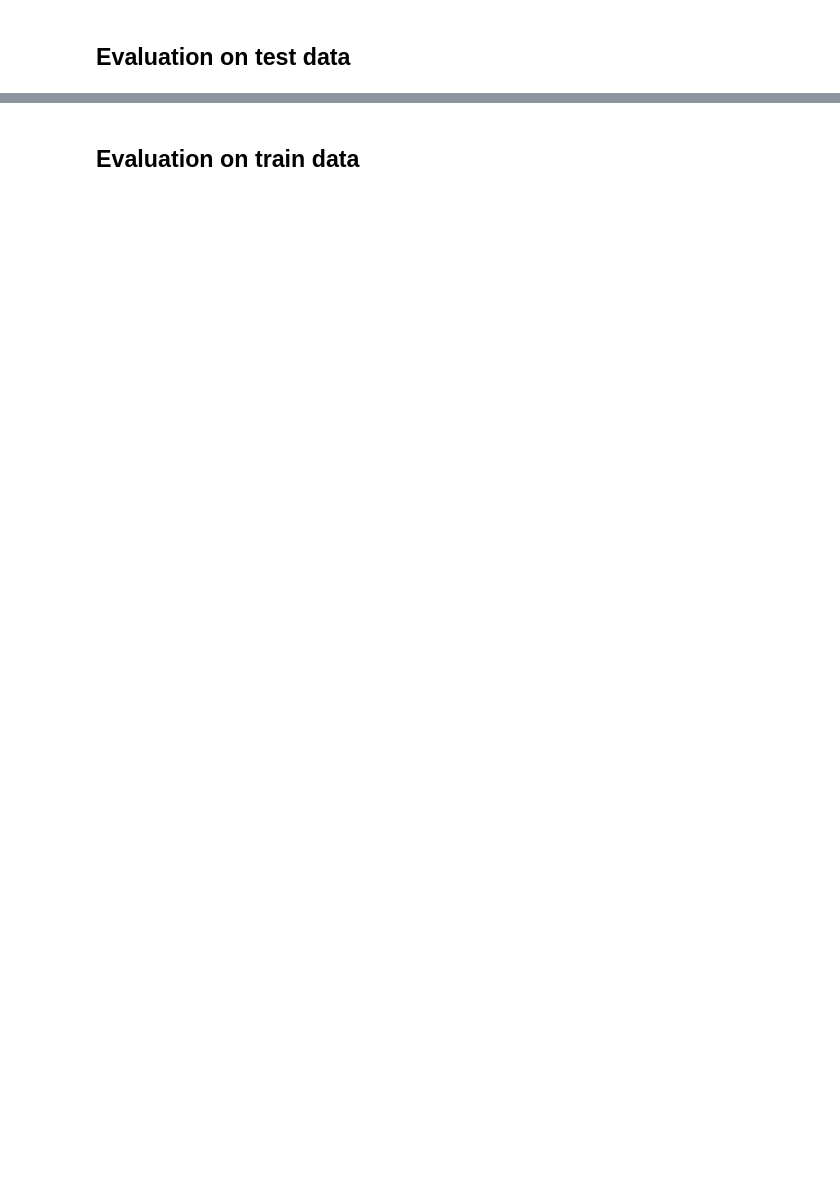
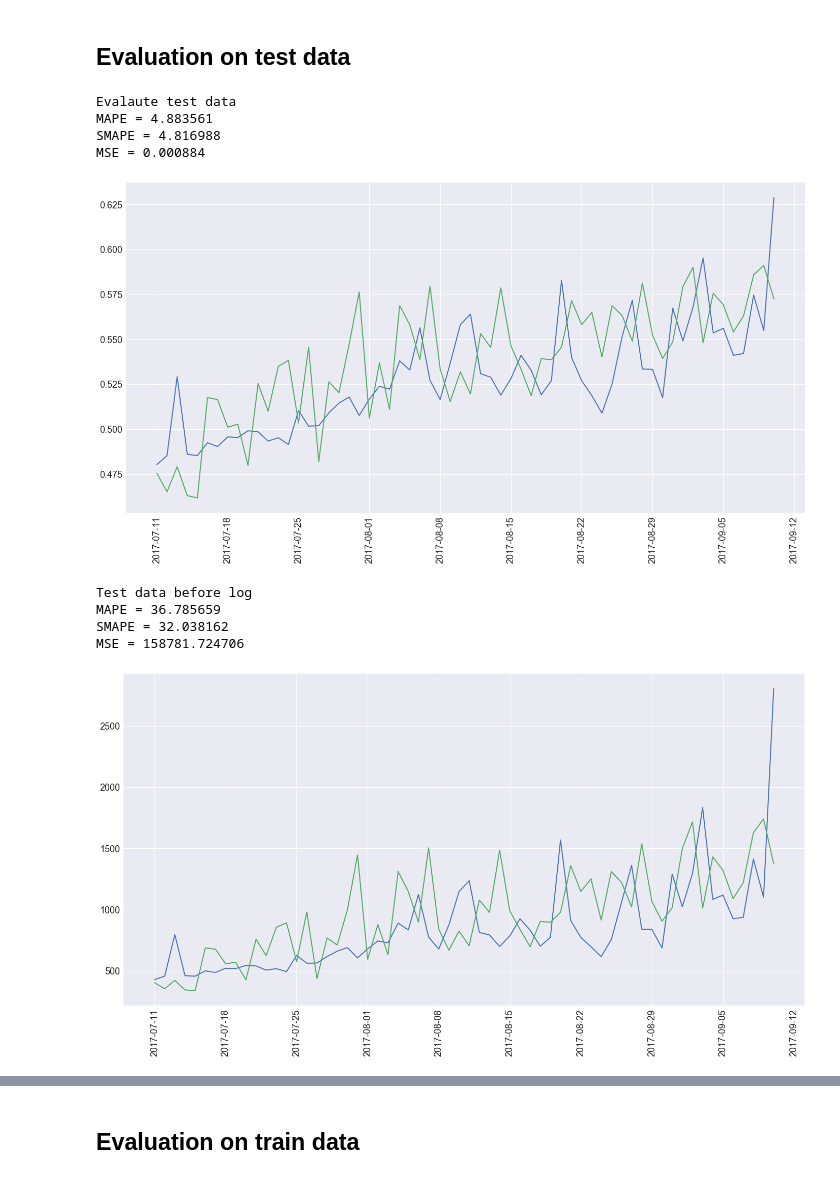
Before and after one commit to AmyJiang/probprog-project, a Jupyter notebook: project.ipynb, the cells around one changed output, grey strips where cells are left out. Drawn from its saved outputs; the diff is of its cells as text; code cells hidden in the pictures; blank space fills up the shorter version.

```diff
--- a/project.ipynb
+++ b/project.ipynb
@@ -61,9 +111,9 @@ holidays = pd.DataFrame({
   'ds': pd.to_datetime(holiday_en_us),
   'lower_window': -1,
   'upper_window': 0,
-  'prior_scale': 50.0
+  'prior_scale': 10.0
 })
-# holidays = None
+holidays = None
 
 seasonal_features, prior_scales = make_seasonality_features(history, yearly=True, weekly=True,
                                                             holidays=holidays)
@@ -104,7 +169,8 @@ A = tf.placeholder(tf.float32, shape=(None, S), name="A")      # changepoint ind
 t_change = tf.placeholder(tf.float32, shape=(S), name="t_change") # changepoints_t
 X = tf.placeholder(tf.float32, shape=(None, K), name="X")      # season vectors
 sigmas = tf.placeholder(tf.float32, shape=(K,), name="sigmas")  # scale on seasonality prior
-tau = tf.placeholder(tf.float32, shape=(), name="tau")      # scale on changepoints prior
+#tau = tf.placeholder(tf.float32, shape=(), name="tau")      # scale on changepoints prior
+tau = Normal(loc=tf.ones(1) * 0.05, scale=1.*tf.ones(1))
 
 k = Normal(loc=tf.zeros(1), scale=5.0*tf.ones(1))           # initial slope
 m = Normal(loc=tf.zeros(1), scale=5.0*tf.ones(1))           # initial intercept
@@ -174,13 +246,21 @@ X_test = {
 
 Y_test = future['y_scaled'].as_matrix()
 
-# Prediction
-y_post = ed.copy(y, {k: qk, m: qm, sigma_obs: qsigma_obs, beta: qbeta, delta:qdelta})
 sess = ed.get_session()
-y_pred = np.array([sess.run([y_post],
-                  feed_dict={t: X_test['t'],
-                             A: X_test['A'],
-                             X: X_test['X'].as_matrix(),
-                             sigmas: X_test['sigmas'],
-                             t_change: changepoints_t,
-                             tau: changepoint_prior_scale}) for _ in range(500)]).mean(axis=0)[0]
+posteriors = {k: qk, m: qm, sigma_obs: qsigma_obs, beta: qbeta, delta:qdelta, tau:qtau}
+
+# Evaluate test data
+y_post = ed.copy(y, posteriors)
+
+test_data = {t: X_test['t'],
+             A: X_test['A'], X: X_test['X'].as_matrix(),
+             sigmas: X_test['sigmas'], t_change: changepoints_t}
+                        #tau: changepoint_prior_scale}))
+
+# Evaluate test data
+print("Mean squared error on test data:")
+print(ed.evaluate('mean_squared_error',  #mean_absolute_percentage_error
+                  data={y_post: Y_test, t: X_test['t'],
+                        A: X_test['A'], X: X_test['X'].as_matrix(),
+                        sigmas: X_test['sigmas'], t_change: changepoints_t}))
+                        #tau: changepoint_prior_scale}))
@@ -197,11 +288,13 @@ y_pred = np.array([sess.run([y_post],
 #                         sigmas: X_test['sigmas'],
 #                         t_change: changepoints_t,
 #                         tau: changepoint_prior_scale}))
+y_pred = np.array([sess.run([y_post],
+                  feed_dict=test_data) for _ in range(500)]).mean(axis=0)[0]
 
 # Metrics
-def evalute(y_true, y_pred):
+def evaluate(y_true, y_pred):
     mape = np.mean(np.abs((y_true - y_pred) / y_true)) * 100
-    smape = np.mean(np.abs((y_true - y_pred)) / (np.abs((y_true + y_pred)))) * 100
+    smape = np.mean(np.abs((y_true - y_pred)) / (np.abs((y_true + y_pred)))) * 200
     mse = ((y_true - y_pred) ** 2).mean()
     print("MAPE = %f" % mape)
     print("SMAPE = %f" % smape)
@@ -212,7 +305,7 @@ def plot_evaluate(ds, y_true, y_pred):
     plt.plot(ds, y_pred)
     plt.xticks(rotation=90)
 
-def plot_APE(ds, y_true, y_pred,pltname):
+def plot_APE(ds, y_true, y_pred, pltname):
     ae = np.abs((y_true - y_pred)) * 100
     ptws = ae /(np.sum(ae))
     cum = np.cumsum(ptws)
@@ -224,32 +317,43 @@ def plot_APE(ds, y_true, y_pred,pltname):
     ax1 = plt.subplot(311)
     plt.plot(ds,y_true)
     plt.plot(ds,y_pred)
     plt.setp(ax1.get_xticklabels())
 
     ax2 = plt.subplot(312)
     plt.plot(ds,ptws)
 
     ax3 = plt.subplot(313, sharex=ax1)
     plt.plot(ds,cum)
     plt.setp(ax1.get_xticklabels(), visible=False)
     plt.setp(ax2.get_xticklabels(), visible=False)
 
 
     ax1.set_ylabel(pltname, labelpad=20)
     ax2.set_ylabel('pointwise absolute error', labelpad=20)
     ax3.set_ylabel('cumulative absolute error', labelpad=20)
 
     plt.xticks(rotation=90)
 
 print("Evalaute test data")
-evalute(future['y_scaled'], y_pred)
+evaluate(future['y_scaled'], y_pred)
 plot_evaluate(future['ds'],future['y_scaled'],y_pred)
 plt.show()
 
 print("Test data before log")
-evalute(future['views'],np.exp(y_pred * y_scale))
+evaluate(future['views'],np.exp(y_pred * y_scale))
 plot_evaluate(future['ds'],future['views'],np.exp(y_pred * y_scale))
 plt.show()
 
 # plot_APE(future['ds'],future['y_scaled'],y_pred,'y_scaled')
 # plt.show()
+# %% [output]
+Evalaute test data
+MAPE = 4.883561
+SMAPE = 4.816988
+MSE = 0.000884
+[figure, added]
+Test data before log
+MAPE = 36.785659
+SMAPE = 32.038162
+MSE = 158781.724706
+[figure, added]
```
Also changed, not shown: parts of 14 cells of this notebook, 1 other file.
